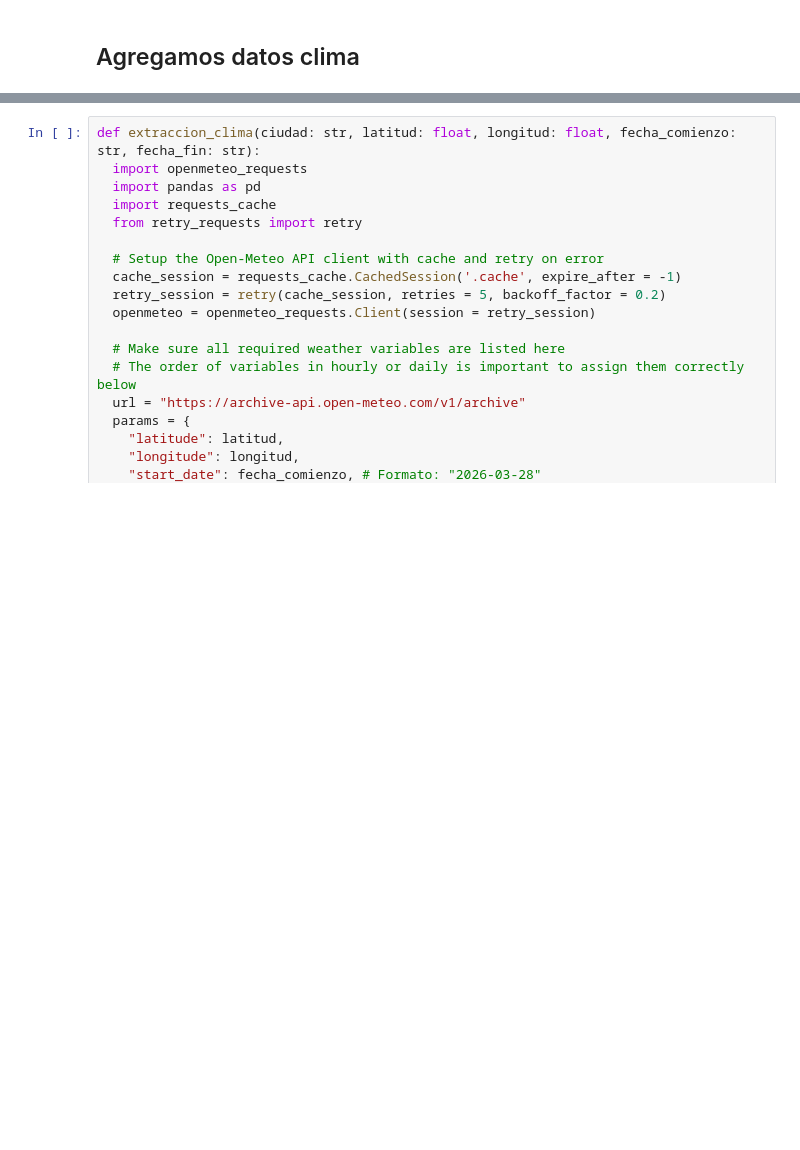
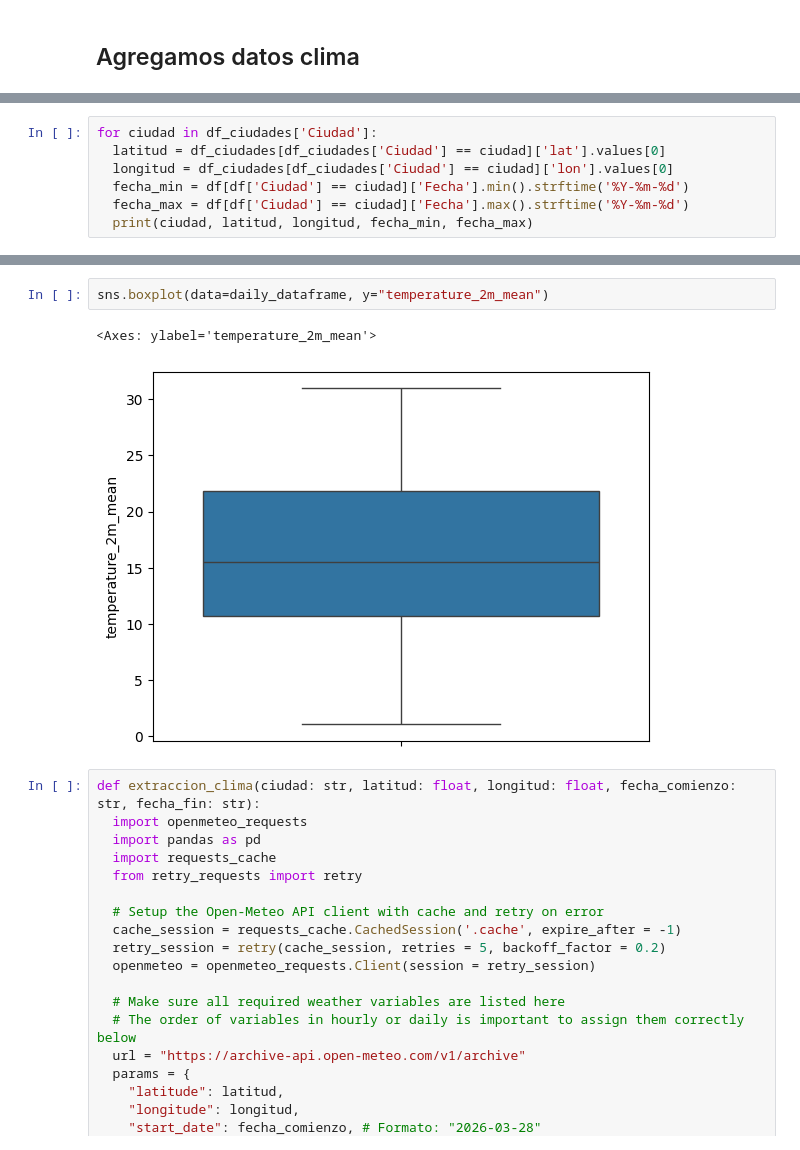
Before and after one commit to ichiP245/my-next-soderling, a Jupyter notebook: Notebooks/AddingWeather.ipynb, the cells around one changed output, grey strips where cells are left out. Drawn from its saved outputs; the diff is of its cells as text; blank space fills up the shorter version.

```diff
--- a/Notebooks/AddingWeather.ipynb
+++ b/Notebooks/AddingWeather.ipynb
@@ -138,0 +177,7 @@ df_date_city = df[['Ciudad', 'Fecha', 'lat', 'lon']].drop_duplicates()
+# %%
+for ciudad in df_ciudades['Ciudad']:
+  latitud = df_ciudades[df_ciudades['Ciudad'] == ciudad]['lat'].values[0]
+  longitud = df_ciudades[df_ciudades['Ciudad'] == ciudad]['lon'].values[0]
+  fecha_min = df[df['Ciudad'] == ciudad]['Fecha'].min().strftime('%Y-%m-%d')
+  fecha_max = df[df['Ciudad'] == ciudad]['Fecha'].max().strftime('%Y-%m-%d')
+  print(ciudad, latitud, longitud, fecha_min, fecha_max)
@@ -139,3 +299,8 @@ df_date_city = df[['Ciudad', 'Fecha', 'lat', 'lon']].drop_duplicates()
+# %%
+sns.boxplot(data=daily_dataframe, y="temperature_2m_mean")
+# %% [output]
+<Axes: ylabel='temperature_2m_mean'>
+[figure, added]
 # %%
 def extraccion_clima(ciudad: str, latitud: float, longitud: float, fecha_comienzo: str, fecha_fin: str):
   import openmeteo_requests
```
Also changed, not shown: parts of 5 cells of this notebook.
